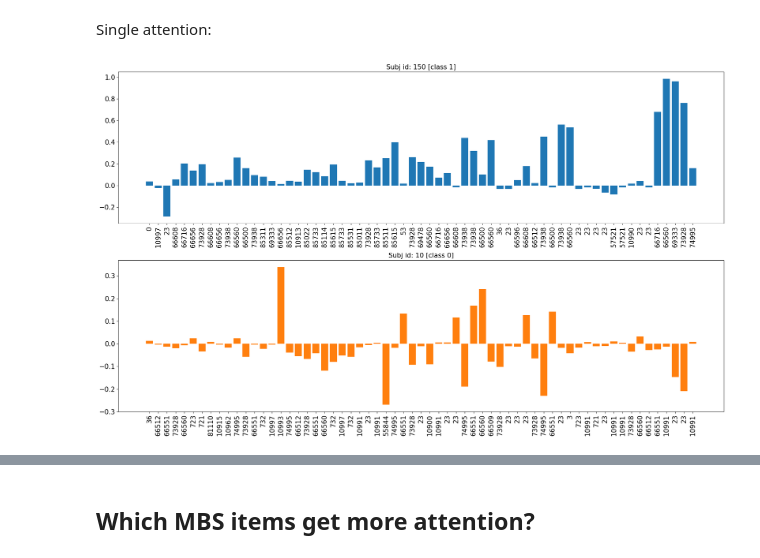
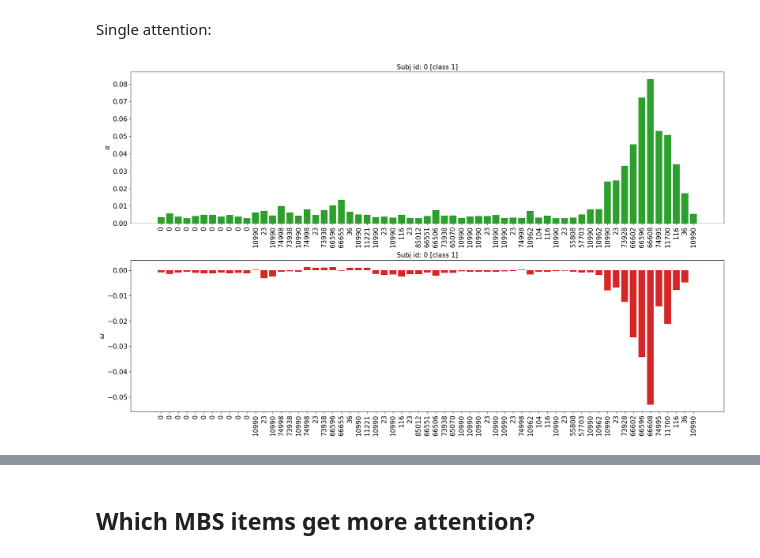
Before and after one commit to samuelefiorini/tangle, a Jupyter notebook: notebooks/models/attention_viz.ipynb, the cells around one changed output, grey strips where cells are left out. Drawn from its saved outputs; the diff is of its cells as text; code cells hidden in the pictures.

```diff
--- a/notebooks/models/attention_viz.ipynb
+++ b/notebooks/models/attention_viz.ipynb
@@ -116,33 +133,40 @@ Single attention:
 word_map = {tokenizer.word_index[k]: k for k in tokenizer.word_index.keys()}
 word_map[0] = 0
 # %%
-def attention_viz(i, color='C0'):
+def attention_viz(i, alpha, omega):
     # Load the mbs sequence from the dataset
     tokenized_seq = D[0][0][i]
     mbs_seq = np.array([word_map[tk] for tk in tokenized_seq])
 
     # Retrieve the corresponding attention vector
-    attention = c[i].squeeze()
+    attention = alpha[i].squeeze()
+    weights = omega[i].squeeze()
 
     # Filter out small attentions
     _idx = np.where(np.abs(attention) >= np.percentile(np.abs(attention), 75))[0]
     axis = np.arange(len(_idx))
 
-    plt.bar(axis, attention[_idx], color=color)
+    plt.figure(dpi=100, figsize=(20, 12))
+    plt.subplot(211)
+    plt.bar(axis, attention[_idx], color='C2')
     plt.xticks(axis, mbs_seq[_idx], rotation='vertical', fontsize=15)
     plt.yticks(fontsize=15)
     plt.title('Subj id: {} [class {}]'.format(i, D[1][i]), fontsize=15)
-    plt.tight_layout();
+    plt.ylabel(r'$\alpha$', fontsize=15)
 
+    plt.subplot(212)
+    plt.bar(axis, weights[_idx], color='C3')
+    plt.xticks(axis, mbs_seq[_idx], rotation='vertical', fontsize=15)
+    plt.yticks(fontsize=15)
+    plt.title('Subj id: {} [class {}]'.format(i, D[1][i]), fontsize=15)
+    plt.ylabel(r'$\omega$', fontsize=15)
 
-plt.figure(dpi=100, figsize=(20, 12))
+    plt.tight_layout()
 
-plt.subplot(211)
-attention_viz(150, color='C0')
-
-plt.subplot(212)
-attention_viz(10, color='C1')
-
-plt.tight_layout()
+    return plt
-# %% [output]
-[figure, removed]
+# %%
+i = pos[0]
+attention_viz(i, avg_alpha, avg_omega)
+plt.savefig('figures/alpha_omega_subj{}_k={}.png'.format(i, cvk))
+# %% [output]
+[figure, added]
```
Also changed, not shown: parts of 19 cells of this notebook, 5 other files.
